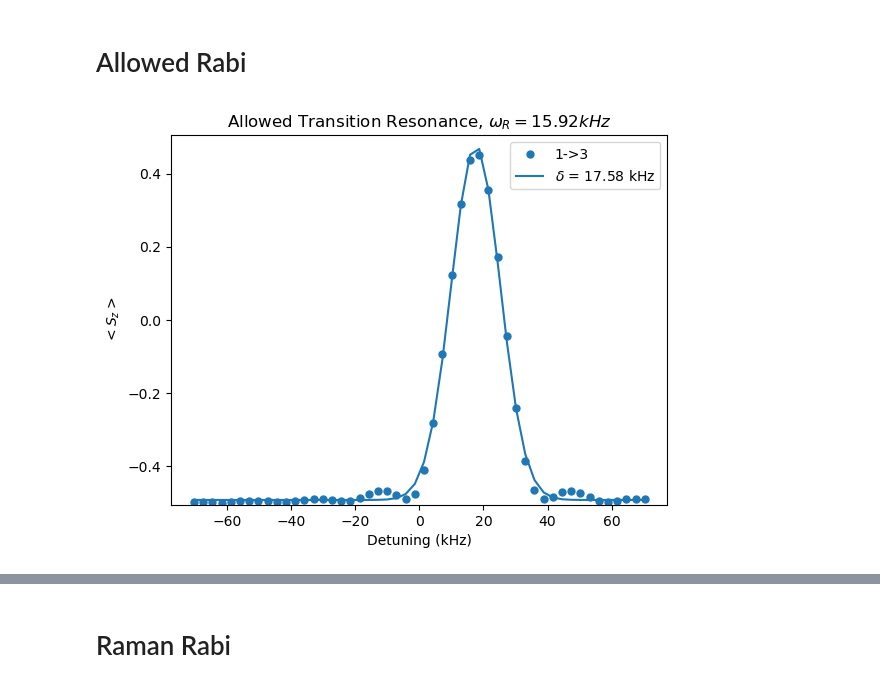
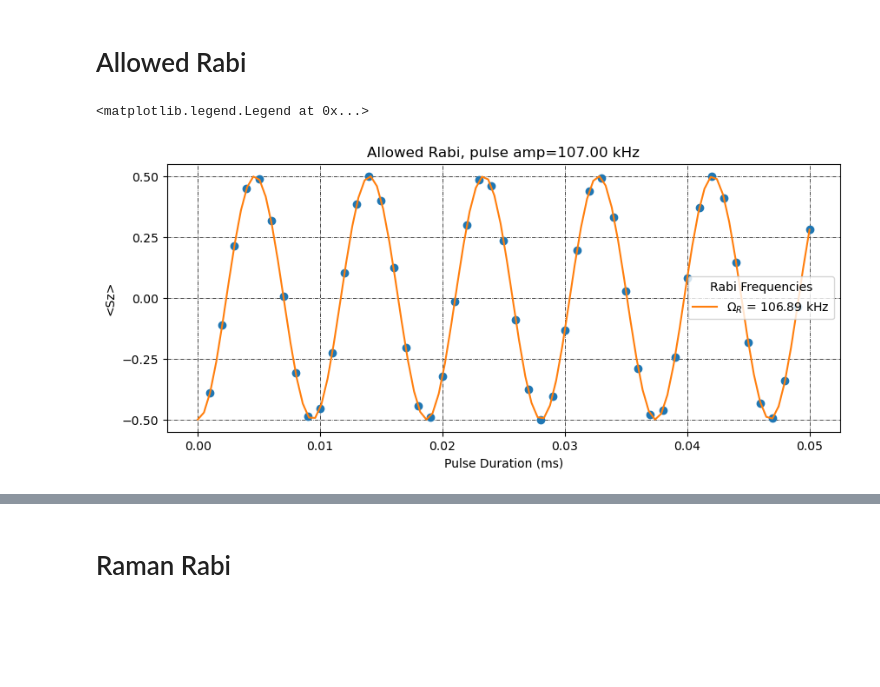
Before and after one commit to Quantronics/SpinDynamics, a Jupyter notebook: raman_decay.ipynb, the cells around one changed output, grey strips where cells are left out. Saved outputs shown, nothing was run; the diff lists cells and outputs as text; code cells hidden in the pictures; blank space fills up the shorter version.

```diff
--- a/SpinDynamics_single_nucleus_decay_channel.ipynb
+++ b/raman_decay.ipynb
@@ -276,22 +232,24 @@ for ii, det in enumerate(detuning):
 # %%
-def gaussian_fit(x, x0, sigma, a, b):
-    return a * np.exp(-((x-x0)/(2*sigma))**2) + b
+def rabi_fit(t,f,a,b,c):
+    return a*(b + np.cos(2*np.pi*f*t+c))
 
-x = detuning/2/np.pi*1000
+fit_axis = np.linspace(0, pulse_duration[-1]/1000, 100)
 
-plt.figure()
-plt.title("Allowed Transition Resonance, $\omega_R=%.2f kHz$"%(1/10/2/np.pi*1000))
+plt.figure(figsize = (10,4))
 
-guess = [x[np.argmax(rab)], (x[-1]-x[0])/5, np.max(rab)-np.min(rab), np.min(rab)]
-popt, pcov = curve_fit(gaussian_fit, x, rab, guess)
-plt.plot(x, rab, 'o', color = '#1f77b4', markersize = 5, label = '1->3')
-plt.plot(x, gaussian_fit(x, *popt), color = '#1f77b4', label = '$\delta$ = %.2f kHz'%(popt[0]))
+guess = [0.05*drive_amp_convert, -0.5, 0, 0]
+popt, pcov = curve_fit(rabi_fit, pulse_duration/1000, sz_flattop, guess)
 
-plt.xlabel("Detuning (kHz)")
-plt.ylabel(r'$<S_z>$')
-plt.legend(loc = 'upper right')
-plt.ylim(-0.505, 0.505)
+plt.title("Allowed Rabi, pulse amp=%.2f kHz"%(amp/2/np.pi*1000))
+plt.plot(pulse_duration/1000, sz_flattop, 'o')
+plt.plot(fit_axis, rabi_fit(fit_axis, *popt), '', alpha=1, label="$\Omega_R$ = %.2f kHz"%(popt[0]))
 
-plt.savefig('plots/Allowed Transition Resonance.png', dpi=600, bbox_inches='tight')
+plt.xlabel("Pulse Duration (ms)")
+plt.ylabel("<Sz>")
+plt.grid(color='k', linestyle='-.', linewidth=0.5)
+plt.ylim(-0.55, 0.55)
+plt.yticks(np.linspace(-0.5, 0.5, 5))
+plt.legend(title = 'Rabi Frequencies')
 # %% [output]
+<matplotlib.legend.Legend at 0x...>
-[figure, old version]
+[figure, new version]
```
Also changed, not shown: parts of 25 cells of this notebook, 6 other files.
